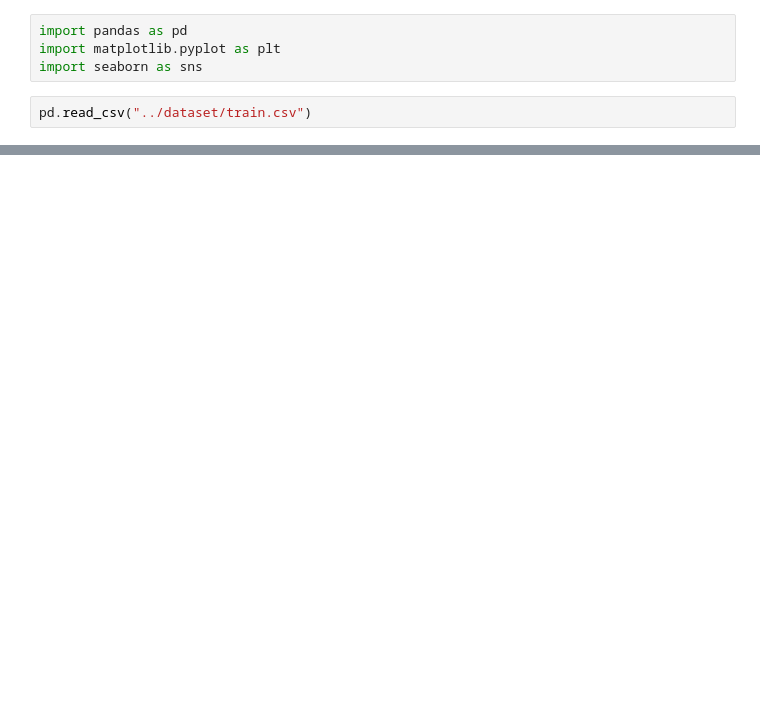
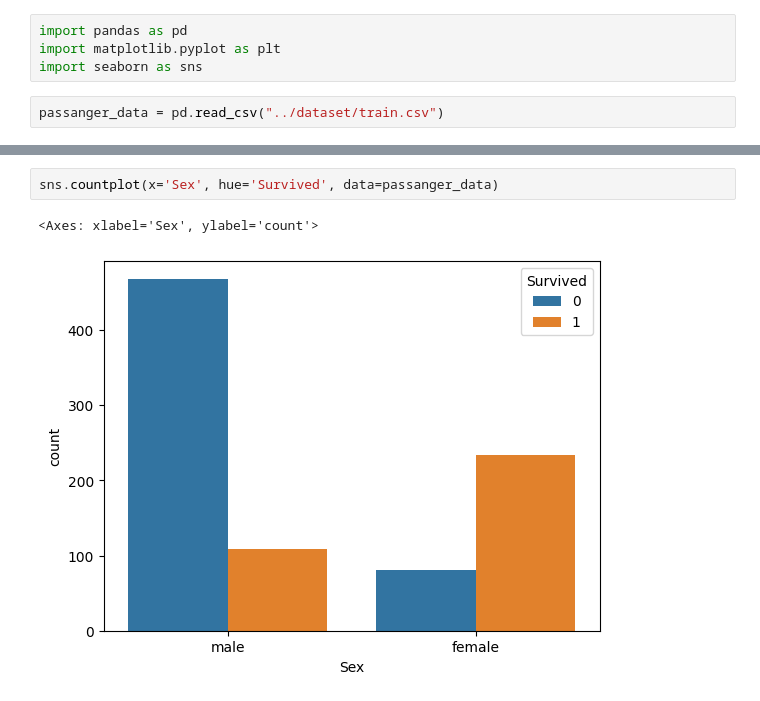
Before and after one commit to Himmu5/data-analysis, a Jupyter notebook: notebooks/titanic_data_analysis.ipynb, the cells around one changed output, grey strips where cells are left out. Saved outputs shown, nothing was run; the diff lists cells and outputs as text; blank space fills up the shorter version.

Commit message:
feat: titanic data analysis added

```diff
--- a/notebooks/titanic_data_analysis.ipynb
+++ b/notebooks/titanic_data_analysis.ipynb
@@ -3,4 +3,4 @@ import pandas as pd
 import matplotlib.pyplot as plt
 import seaborn as sns
 # %%
-pd.read_csv("../dataset/train.csv")
+passanger_data = pd.read_csv("../dataset/train.csv")
@@ -20,0 +48,5 @@ pd.read_csv("../dataset/train.csv")
+# %%
+sns.countplot(x='Sex', hue='Survived', data=passanger_data)
+# %% [output]
+<Axes: xlabel='Sex', ylabel='count'>
+[figure, added]
```
Also changed, not shown: parts of 24 cells of this notebook, 2 other files.
